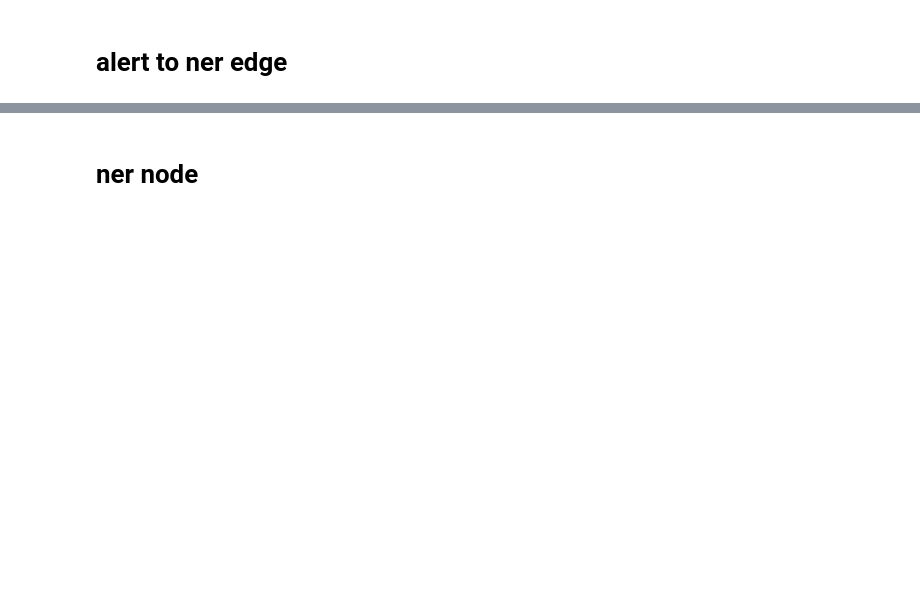
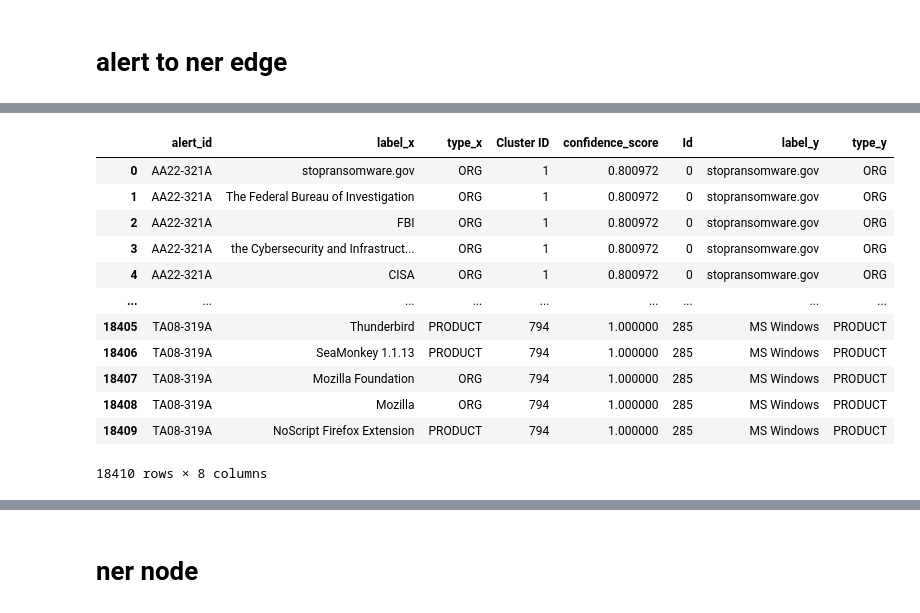
Before and after one commit to karinakanjaria/cyber-etl, a Jupyter notebook: alerts/parse_alert.ipynb, the cells around one changed output, grey strips where cells are left out. Cells and saved outputs as stored; diff of their text form; code cells hidden in the pictures; blank space fills up the shorter version.

```diff
--- a/alerts/parse_alert.ipynb
+++ b/alerts/parse_alert.ipynb
@@ -189,0 +325,29 @@ df['ner']=ner
+# %%
+%%time
+# Extract entity from each text2
+ner_pickle_path = data_path / "ner_text2.pkl"
+if 'ner2' in df.columns:
+    print("Not running the entity recognition, since the data already exists as 'ner' in the dataframe.")
+elif ner_pickle_path.exists():
+    with open(ner_pickle_path, "rb") as npp:
+        df["ner2"] = pickle.load(ner_pickle_path)
+else:
+    ner2 = []
+    for i in range(len(df['text2'])):
+        #nlp this doc
+        this_doc = nlp(df['text2'][i])
+
+        #select get entities from this doc
+        this_ner = []
+        for ent in this_doc.ents:
+            #choose from list of
+            ent_labels = ['ORG','PRODUCT','GPE','PERSON','NORP']
+            if ent.label_ in ent_labels:
+                this_ner.append([ent.text, ent.label_])
+
+        #append ner for this doc
+        ner2.append(this_ner)
+    with open(ner_pickle_path, "wb") as npp:
+        pickle.dump(ner2, npp)
+    df['ner2'] = ner2
+df['ner2']
@@ -194,5 +362,7 @@ df.to_pickle("./alerts.pkl")
 # %%
-df = pd.read_pickle("./alerts.pkl")
+# Load in the dataframe if it's not there already
+if "df" not in locals():
+    df = pd.read_pickle("./alerts_df.pkl")
 # %%
 df.head()
 # %% [output]
@@ -353,4 +641,4 @@ with open(output_file, 'w') as f_output, open(input_file, encoding="utf8") as f_
 # %% [markdown]
 # alert to ner edge
 # %%
-df_clusters = pd.read_csv('./ner_cluster_id.csv')
+df_clusters = pd.read_csv(data_path / 'ner_cluster.csv')
@@ -357,2 +652,17 @@ df_clusters = pd.read_csv('./ner_cluster_id.csv')
 # %%
-df_ner=df_ner.merge(df_clusters, left_on='index', right_on='Id')
+df_ner_clusters = df_ner.merge(df_clusters, left_on='index', right_on='Id', suffixes=["_x","_y"]).drop(columns="index")
+df_ner_clusters
+# %% [output]
+|  | alert_id | label_x | type_x | Cluster ID | confidence_score | Id | label_y | type_y |
+| 0 | AA22-321A | stopransomware.gov | ORG | 1 | 0.800972 | 0 | stopransomware.gov | ORG |
+| 1 | AA22-321A | The Federal Bureau of Investigation | ORG | 1 | 0.800972 | 0 | stopransomware.gov | ORG |
+| 2 | AA22-321A | FBI | ORG | 1 | 0.800972 | 0 | stopransomware.gov | ORG |
+| 3 | AA22-321A | the Cybersecurity and Infrastruct... | ORG | 1 | 0.800972 | 0 | stopransomware.gov | ORG |
+| 4 | AA22-321A | CISA | ORG | 1 | 0.800972 | 0 | stopransomware.gov | ORG |
+| ... | ... | ... | ... | ... | ... | ... | ... | ... |
+| 18405 | TA08-319A | Thunderbird | PRODUCT | 794 | 1.000000 | 285 | MS Windows | PRODUCT |
+| 18406 | TA08-319A | SeaMonkey 1.1.13 | PRODUCT | 794 | 1.000000 | 285 | MS Windows | PRODUCT |
+| 18407 | TA08-319A | Mozilla Foundation | ORG | 794 | 1.000000 | 285 | MS Windows | PRODUCT |
+| 18408 | TA08-319A | Mozilla | ORG | 794 | 1.000000 | 285 | MS Windows | PRODUCT |
+| 18409 | TA08-319A | NoScript Firefox Extension | PRODUCT | 794 | 1.000000 | 285 | MS Windows | PRODUCT |
+18410 rows × 8 columns
```
Also changed, not shown: parts of 38 cells of this notebook, 3 other files.
